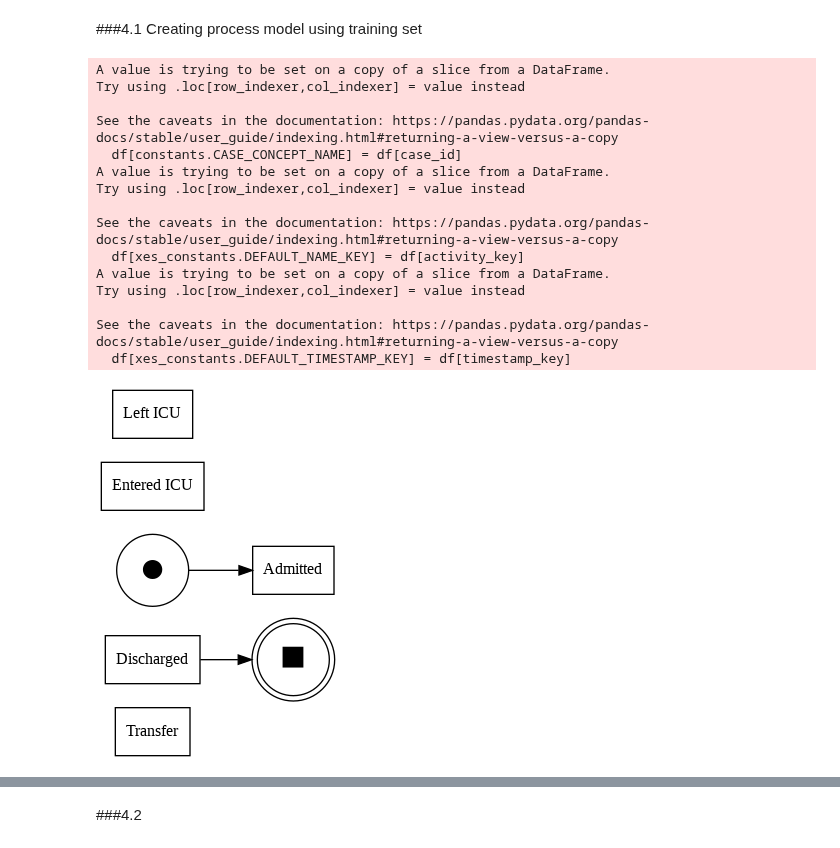
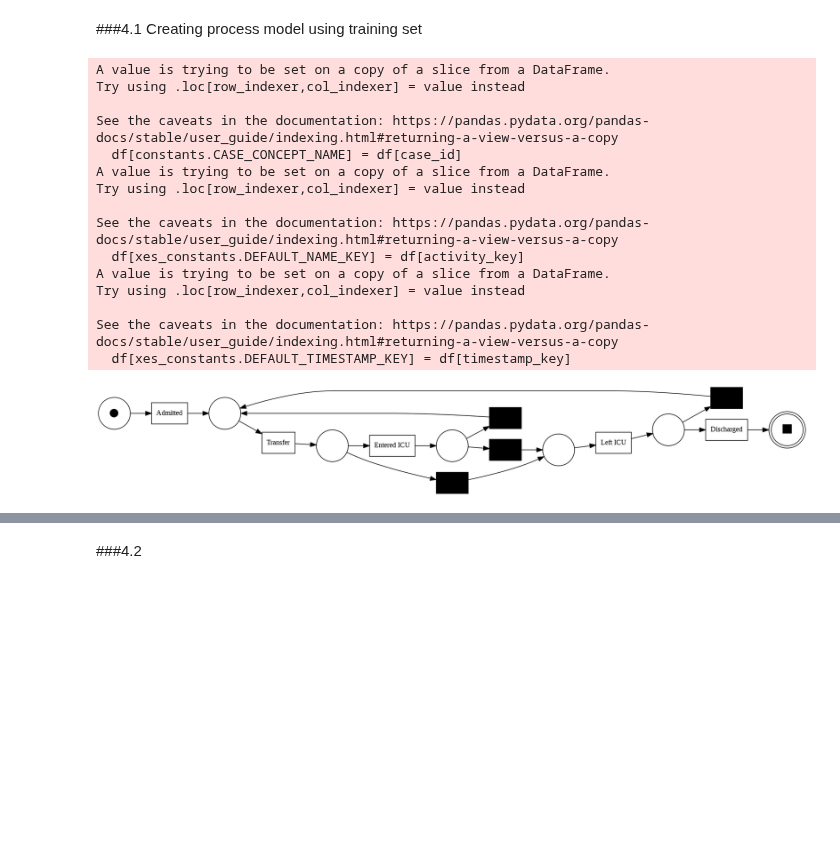
Before and after one commit to adamzbikowski/Process-Mining-Dissertation, a Jupyter notebook: timestamp_pipeline.ipynb, the cells around one changed output, grey strips where cells are left out. Drawn from its saved outputs; the diff is of its cells as text; code cells hidden in the pictures; blank space fills up the shorter version.

```diff
--- a/timestamp_pipeline.ipynb
+++ b/timestamp_pipeline.ipynb
@@ -305,26 +305,26 @@ test_x
 # %%
 # format train event log as pm4py event log
 train_log = pm.format_dataframe(train_el, case_id='trace', activity_key='activity', timestamp_key='timestamp')
 # petri net from heuristics miner
-heuristic_net, heuristic_im, heuristic_fm = pm.discover_petri_net_heuristics(train_log, dependency_threshold=0.99)
+heuristic_net, heuristic_im, heuristic_fm = pm.discover_petri_net_heuristics(train_log, dependency_threshold=0.985)
 pm.view_petri_net(heuristic_net, heuristic_im, heuristic_fm)
 # %% [output]
 A value is trying to be set on a copy of a slice from a DataFrame.
 Try using .loc[row_indexer,col_indexer] = value instead
 
 See the caveats in the documentation: https://pandas.pydata.org/pandas-docs/stable/user_guide/indexing.html#returning-a-view-versus-a-copy
   df[constants.CASE_CONCEPT_NAME] = df[case_id]
 A value is trying to be set on a copy of a slice from a DataFrame.
 Try using .loc[row_indexer,col_indexer] = value instead
 
 See the caveats in the documentation: https://pandas.pydata.org/pandas-docs/stable/user_guide/indexing.html#returning-a-view-versus-a-copy
   df[xes_constants.DEFAULT_NAME_KEY] = df[activity_key]
 A value is trying to be set on a copy of a slice from a DataFrame.
 Try using .loc[row_indexer,col_indexer] = value instead
 
 See the caveats in the documentation: https://pandas.pydata.org/pandas-docs/stable/user_guide/indexing.html#returning-a-view-versus-a-copy
   df[xes_constants.DEFAULT_TIMESTAMP_KEY] = df[timestamp_key]
-[figure, old version]
+[figure, new version]
 # %%
 inductive_net, inductive_im, inductive_fm = pm.discover_petri_net_inductive(train_log)
 pm.view_petri_net(petri_net=inductive_net)
```
Also changed, not shown: parts of 12 cells of this notebook.
